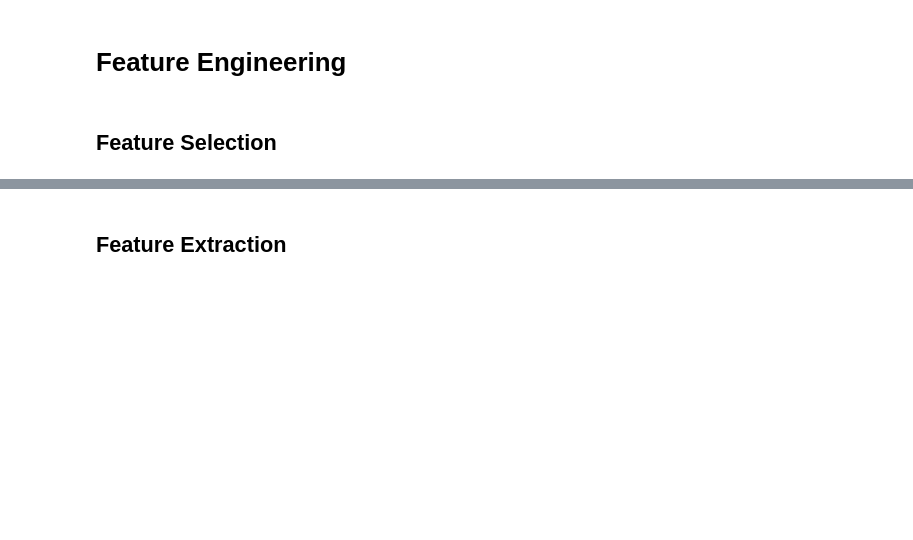
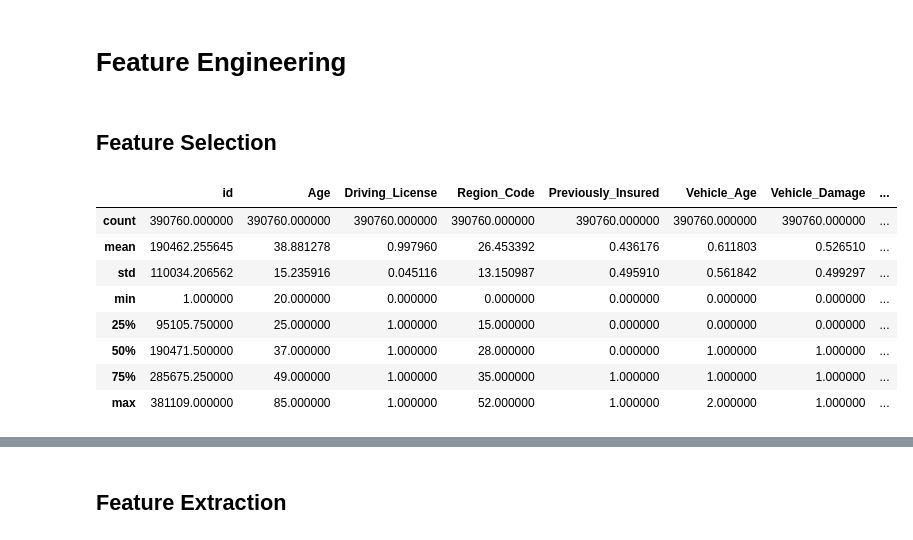
Before and after one commit to gabmrn/Stage_2, a Jupyter notebook: stage_2.ipynb, the cells around one changed output, grey strips where cells are left out. Drawn from its saved outputs; the diff is of its cells as text; code cells hidden in the pictures; blank space fills up the shorter version.

```diff
--- a/stage_2.ipynb
+++ b/stage_2.ipynb
@@ -298,3 +298,15 @@ df = X_over_SMOTE.copy()
 # Feature Engineering
 # %% [markdown]
 ## Feature Selection
+# %%
+df.describe()
+# %% [output]
+|  | id | Age | Driving_License | Region_Code | Previously_Insured | Vehicle_Age | Vehicle_Damage | ... |
+| count | 390760.000000 | 390760.000000 | 390760.000000 | 390760.000000 | 390760.000000 | 390760.000000 | 390760.000000 | ... |
+| mean | 190462.255645 | 38.881278 | 0.997960 | 26.453392 | 0.436176 | 0.611803 | 0.526510 | ... |
+| std | 110034.206562 | 15.235916 | 0.045116 | 13.150987 | 0.495910 | 0.561842 | 0.499297 | ... |
+| min | 1.000000 | 20.000000 | 0.000000 | 0.000000 | 0.000000 | 0.000000 | 0.000000 | ... |
+| 25% | 95105.750000 | 25.000000 | 1.000000 | 15.000000 | 0.000000 | 0.000000 | 0.000000 | ... |
+| 50% | 190471.500000 | 37.000000 | 1.000000 | 28.000000 | 0.000000 | 1.000000 | 1.000000 | ... |
+| 75% | 285675.250000 | 49.000000 | 1.000000 | 35.000000 | 1.000000 | 1.000000 | 1.000000 | ... |
+| max | 381109.000000 | 85.000000 | 1.000000 | 52.000000 | 1.000000 | 2.000000 | 1.000000 | ... |
```
Also changed, not shown: parts of 4 cells of this notebook.
